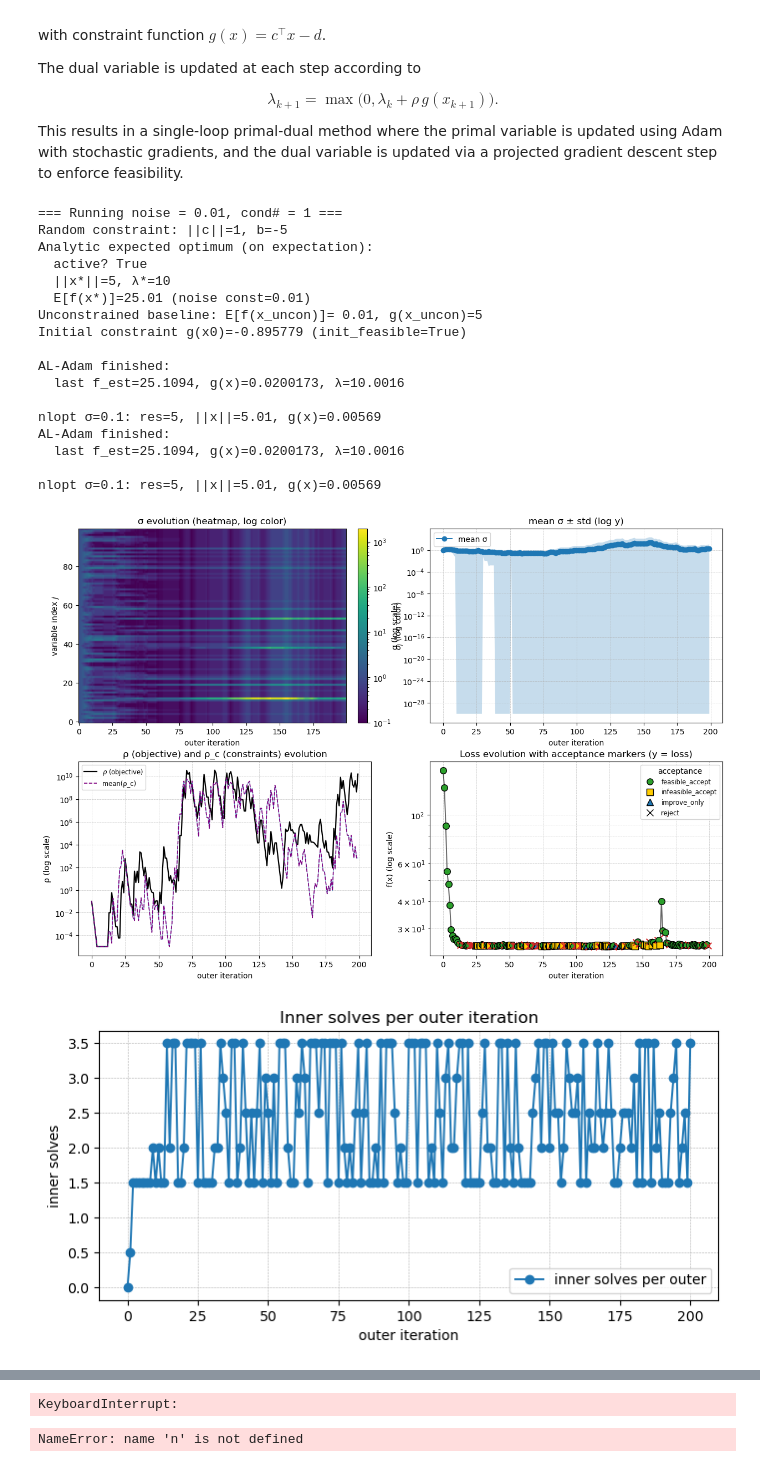
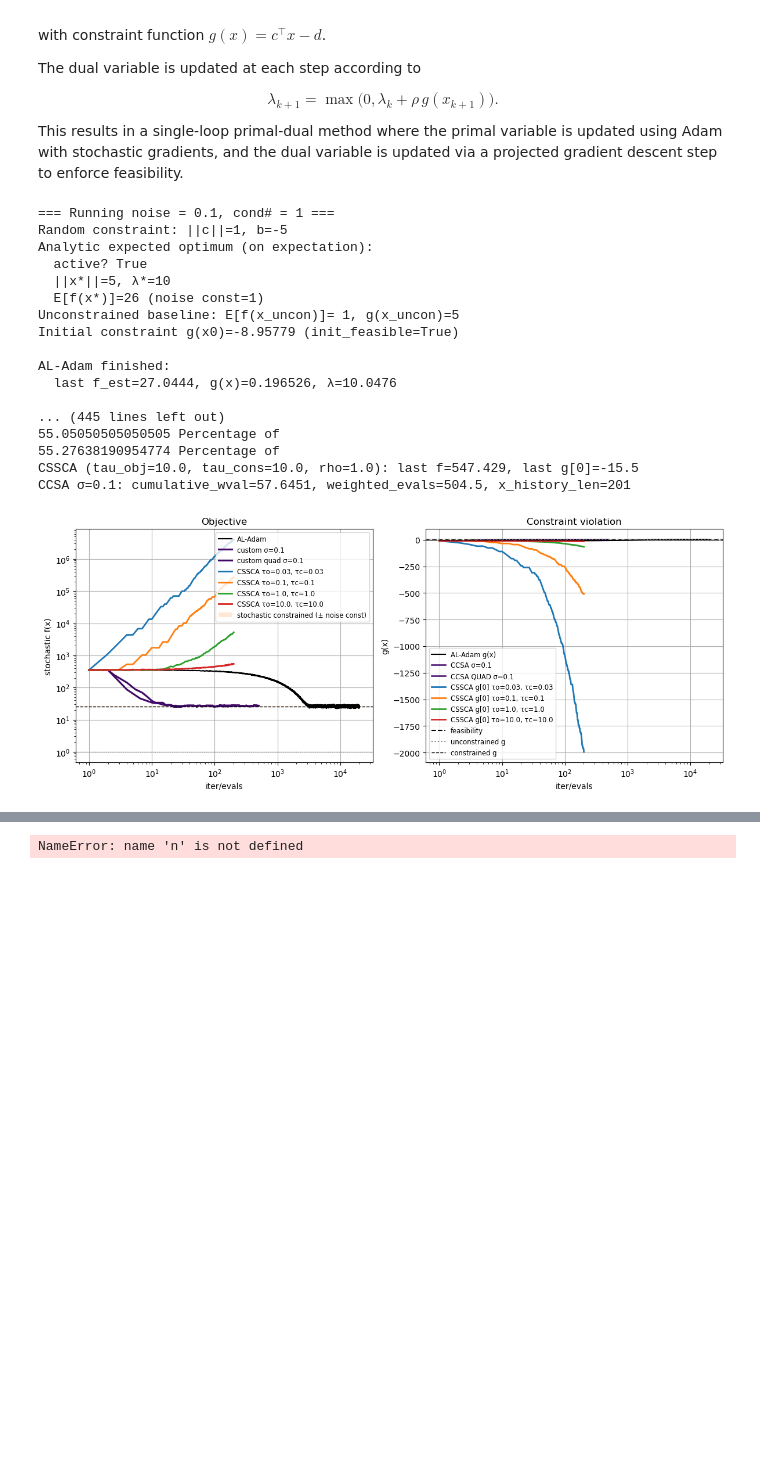
Before and after one commit to tonioeltopoquegira/Stochastic-CCSA, a Jupyter notebook: custom-adaptive-ccsa.ipynb, the cells around one changed output, grey strips where cells are left out. Saved outputs shown, nothing was run; the diff lists cells and outputs as text; code cells hidden in the pictures; blank space fills up the shorter version.

```diff
--- a/custom-adaptive-ccsa.ipynb
+++ b/custom-adaptive-ccsa.ipynb
@@ -190,7 +190,10 @@ import nlopt
 
 import os, random
 
-from experiments import stoch_convex_con_exp
+from experiments.constrained_convex import stoch_convex_con_exp
+
+# deterministic RNG for the experiment
+n = 100
 
 seed = 2
 
@@ -219,11 +222,11 @@ def init_point_local(n: int, c: np.ndarray, b: float, force_feasible: bool = Fal
     g0 = float(np.dot(c, x0) - b)
     if force_feasible:
         if g0 > 0:
-            delta = ((b - np.dot(c, x0)) - 1.0) * c / (np.dot(c, c))
+            delta = ((b - np.dot(c, x0)) - 10.0) * c / (np.dot(c, c))
             x0 = x0 + delta
     else:
         if g0 <= 0:
-            delta = ((b - np.dot(c, x0)) + 1.0) * c / (np.dot(c, c))
+            delta = ((b - np.dot(c, x0)) + 10.0) * c / (np.dot(c, c))
             x0 = x0 + delta
     return x0
 
@@ -269,43 +272,42 @@ ccsa_quad = CCSAOptimizer(
             bounds=None,
             rho_init=1.0,
             max_inner=5,
             df=None,   # let MMAOptimizer request grad via fun(..., grad=True)
             x0=x0.copy(),
             use_quadratic_surrogates=True
         )
 
 
 opt = nlopt.opt(nlopt.LD_MMA, n)
 opt.set_param("sigma_min", sigma_min)
 opt.set_param("inner_maxeval", 5)
 
 
 # Run experiments for the new implementation
-for noise in [0.01]:
+for noise in [0.1]:
     for cond in [1]:
         print(f"=== Running noise = {noise}, cond# = {cond} ===")
         stoch_convex_con_exp(ccsa_opt, ccsa_quad, opt, c=c, b=b, x0=x0, noise=noise, cond=cond, seed=seed, sigma_mins=[1e-1], maxiters_adam = 20000,
     mma_maxeval = 200,
     active_constraint = True,
     init_feasible =True,
     cssca_tau_obj=[0.03, 0.1, 1.0, 10.0], cssca_tau_cons=[0.03, 0.1, 1.0, 10.0])
 # %% [output]
-=== Running noise = 0.01, cond# = 1 ===
+=== Running noise = 0.1, cond# = 1 ===
 Random constraint: ||c||=1, b=-5
 Analytic expected optimum (on expectation):
   active? True
   ||x*||=5, λ*=10
-  E[f(x*)]=25.01 (noise const=0.01)
-Unconstrained baseline: E[f(x_uncon)]= 0.01, g(x_uncon)=5
-Initial constraint g(x0)=-0.895779 (init_feasible=True)
+  E[f(x*)]=26 (noise const=1)
+Unconstrained baseline: E[f(x_uncon)]= 1, g(x_uncon)=5
+Initial constraint g(x0)=-8.95779 (init_feasible=True)
 
 AL-Adam finished:
-  last f_est=25.1094, g(x)=0.0200173, λ=10.0016
+  last f_est=27.0444, g(x)=0.196526, λ=10.0476
 
-nlopt σ=0.1: res=5, ||x||=5.01, g(x)=0.00569
-AL-Adam finished:
-  last f_est=25.1094, g(x)=0.0200173, λ=10.0016
-
-nlopt σ=0.1: res=5, ||x||=5.01, g(x)=0.00569
+... (445 lines left out)
+55.05050505050505 Percentage of
+55.27638190954774 Percentage of
+CSSCA (tau_obj=10.0, tau_cons=10.0, rho=1.0): last f=547.429, last g[0]=-15.5
+CCSA σ=0.1: cumulative_wval=57.6451, weighted_evals=504.5, x_history_len=201
-[figure, old version]
+[figure, new version]
-[figure, removed]
@@ -331,4 +314,3 @@ CSSCA (tau_obj=10.0, tau_cons=10.0, rho=1.0): last f=367.439, last g[0]=-9.48746
-KeyboardInterrupt:
 # %%
 import numpy as np
 import torch
```
Also changed, not shown: parts of 1 cell of this notebook, 4 other files.
